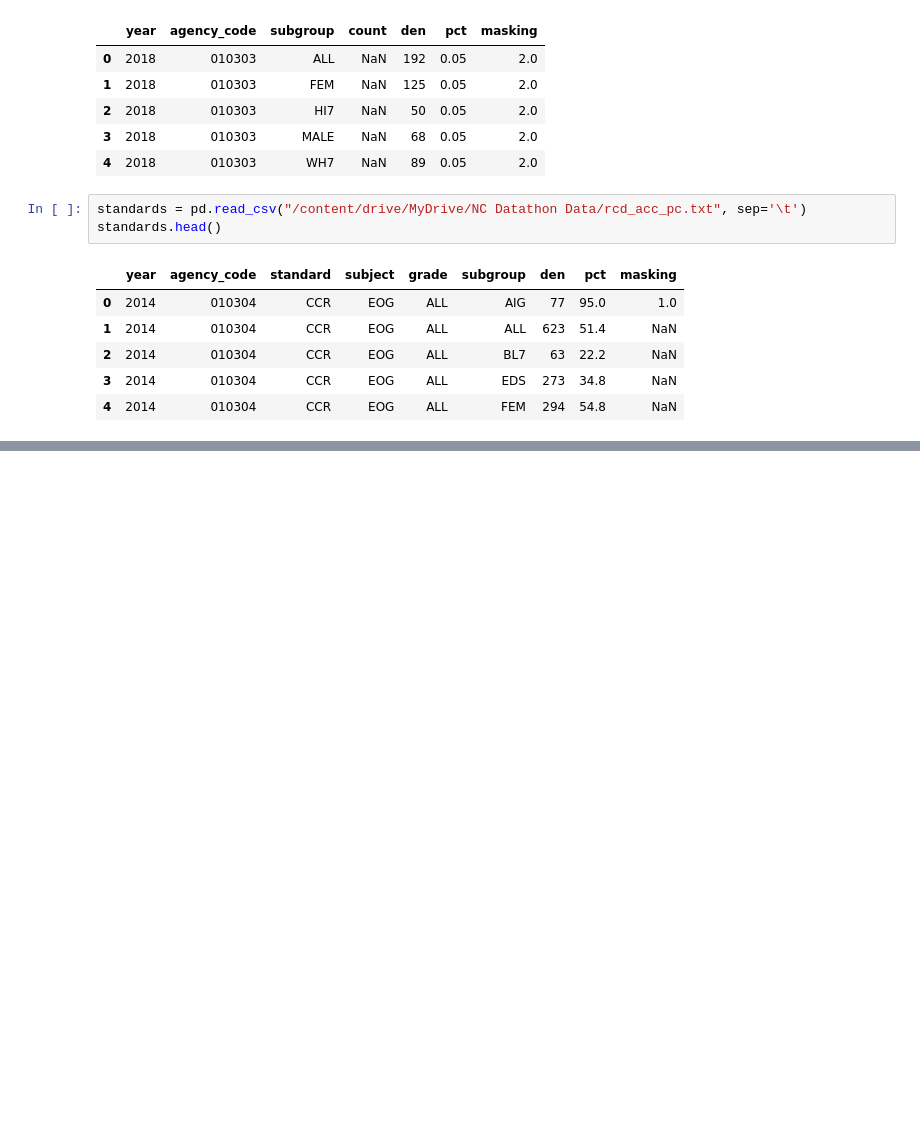
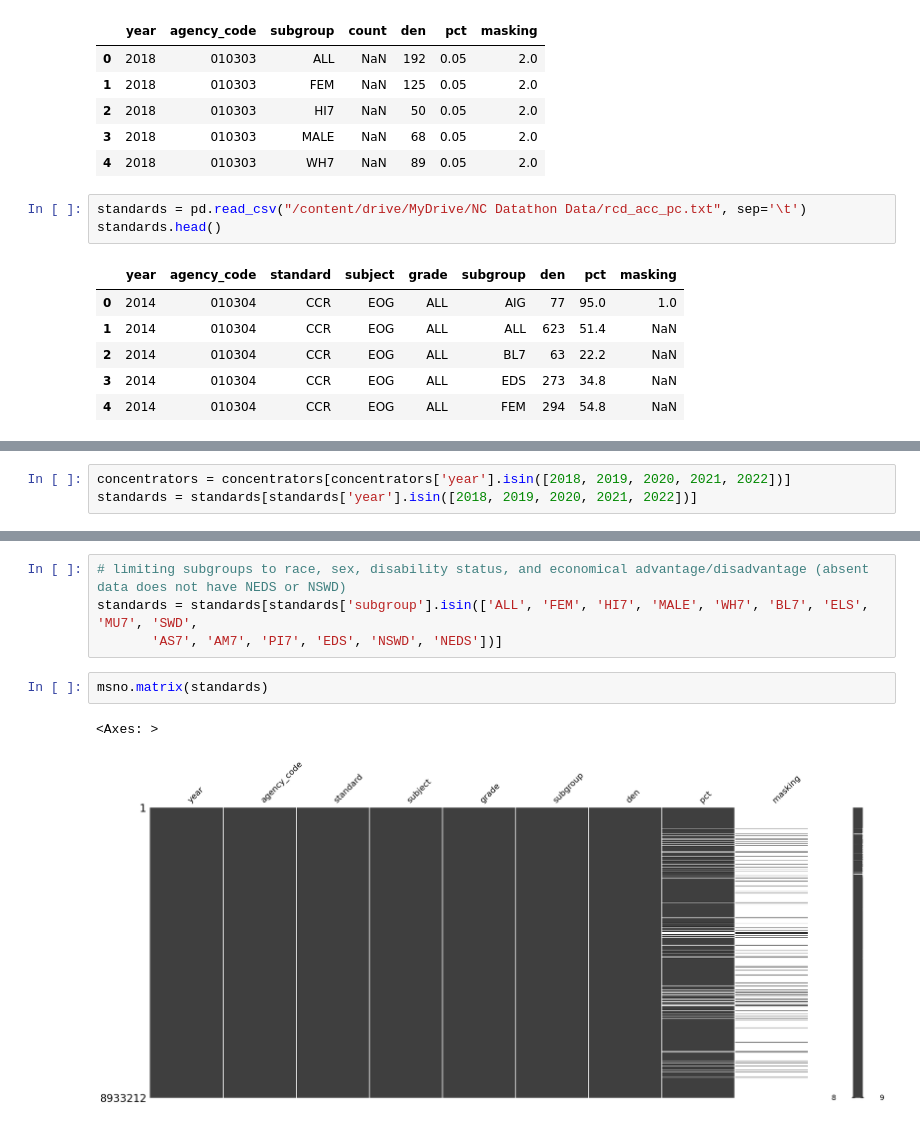
Before and after one commit to emcfalls/NC-Datathon, a Jupyter notebook: NC_Datathon.ipynb, the cells around one changed output, grey strips where cells are left out. Drawn from its saved outputs; the diff is of its cells as text; blank space fills up the shorter version.

```diff
--- a/NC_Datathon.ipynb
+++ b/NC_Datathon.ipynb
@@ -118,0 +84,3 @@ DataFrame exported to /content/Cleaned_Projections.xlsx
+# %%
+concentrators = concentrators[concentrators['year'].isin([2018, 2019, 2020, 2021, 2022])]
+standards = standards[standards['year'].isin([2018, 2019, 2020, 2021, 2022])]
@@ -118,0 +101,9 @@ DataFrame exported to /content/Cleaned_Projections.xlsx
+# %%
+# limiting subgroups to race, sex, disability status, and economical advantage/disadvantage (absent data does not have NEDS or NSWD)
+standards = standards[standards['subgroup'].isin(['ALL', 'FEM', 'HI7', 'MALE', 'WH7', 'BL7', 'ELS', 'MU7', 'SWD',
+       'AS7', 'AM7', 'PI7', 'EDS', 'NSWD', 'NEDS'])]
+# %%
+msno.matrix(standards)
+# %% [output]
+<Axes: >
+[figure, added]
```
Also changed, not shown: parts of 20 cells of this notebook.
